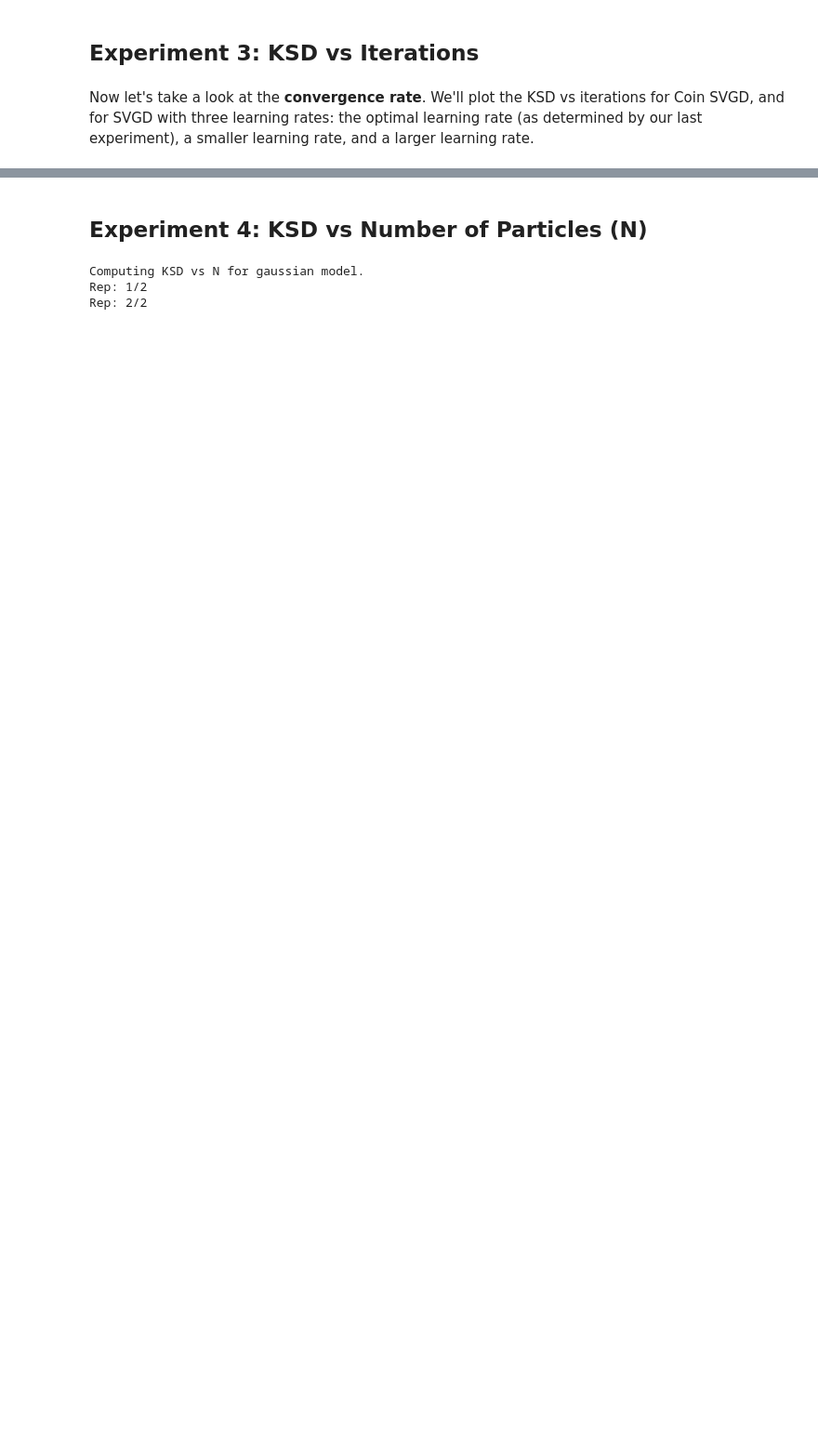
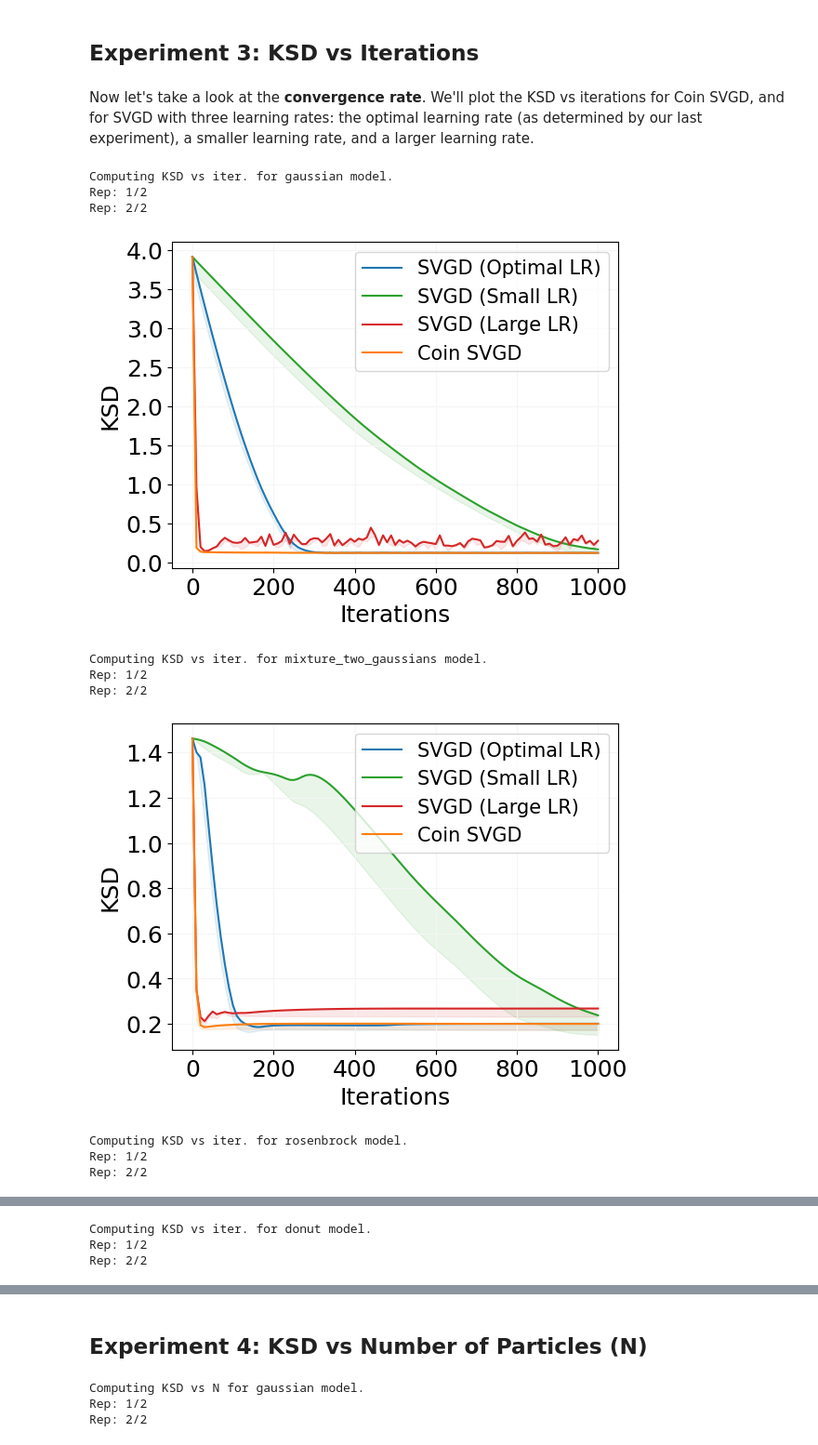
Before and after one commit to louissharrock/Coin-SVGD, a Jupyter notebook: toy_svgd.ipynb, the cells around one changed output, grey strips where cells are left out. Shown at 93% size. Cells and saved outputs as stored; diff of their text form; code cells hidden in the pictures; blank space fills up the shorter version.

```diff
--- a/toy_svgd.ipynb
+++ b/toy_svgd.ipynb
@@ -318,9 +318,9 @@ for i, model in enumerate(models):
         theta0 = np.random.normal(0, 1, [n_particles, 2])
 
         # run coin svgd and svgd
-        theta = CoinSVGD().svgd_update(theta0.copy(), models[i].ln_prob_grad, n_iter=n_iter, stepsize=h_best_svgd)
-        theta_small = CoinSVGD().svgd_update(theta0.copy(), models[i].ln_prob_grad, n_iter=n_iter, stepsize=h_small_svgd)
-        theta_big = CoinSVGD().svgd_update(theta0.copy(), models[i].ln_prob_grad, n_iter=n_iter, stepsize=h_big_svgd)
+        theta = CoinSVGD().svgd_update(theta0.copy(), models[i].ln_prob_grad, n_iter=n_iter, stepsize=h_best_svgd, adagrad=True)
+        theta_small = CoinSVGD().svgd_update(theta0.copy(), models[i].ln_prob_grad, n_iter=n_iter, stepsize=h_small_svgd, adagrad=True)
+        theta_big = CoinSVGD().svgd_update(theta0.copy(), models[i].ln_prob_grad, n_iter=n_iter, stepsize=h_big_svgd, adagrad=True)
         coin_theta = CoinSVGD().coin_update(theta0.copy(), models[i].ln_prob_grad, n_iter=n_iter)
 
         # compute ksd
@@ -342,30 +342,42 @@ for i, model in enumerate(models):
     # compute mean and CIs
     svgd_ksd_vs_t_mean = np.mean(svgd_ksd_vs_t, axis=0)
     svgd_ksd_vs_t_lower, svgd_ksd_vs_t_upper = return_confidence_interval(svgd_ksd_vs_t)
     svgd_ksd_vs_t_mean_small = np.mean(svgd_ksd_vs_t_small, axis=0)
     svgd_ksd_vs_t_lower_small, svgd_ksd_vs_t_upper_small = return_confidence_interval(svgd_ksd_vs_t_small)
     svgd_ksd_vs_t_mean_big = np.mean(svgd_ksd_vs_t_big, axis=0)
     svgd_ksd_vs_t_lower_big, svgd_ksd_vs_t_upper_big = return_confidence_interval(svgd_ksd_vs_t_big)
     coin_svgd_ksd_vs_t_mean = np.mean(coin_svgd_ksd_vs_t, axis=0)
     coin_svgd_ksd_vs_t_lower, coin_svgd_ksd_vs_t_upper = return_confidence_interval(coin_svgd_ksd_vs_t)
 
     # plot results
     plt.plot(ksd_vs_t_iter, svgd_ksd_vs_t_mean, color="C0", label="SVGD (Optimal LR)")
     plt.fill_between(ksd_vs_t_iter, svgd_ksd_vs_t_lower, svgd_ksd_vs_t_upper, color="C0", alpha=0.1)
     plt.plot(ksd_vs_t_iter, svgd_ksd_vs_t_mean_small, color="C2", label="SVGD (Small LR)")
     plt.fill_between(ksd_vs_t_iter, svgd_ksd_vs_t_lower_small, svgd_ksd_vs_t_upper_small, color="C2", alpha=0.1)
     plt.plot(ksd_vs_t_iter, svgd_ksd_vs_t_mean_big, color="C3", label="SVGD (Large LR)")
     plt.fill_between(ksd_vs_t_iter, svgd_ksd_vs_t_lower_big, svgd_ksd_vs_t_upper_big, color="C3", alpha=0.1)
     plt.plot(ksd_vs_t_iter, coin_svgd_ksd_vs_t_mean, color="C1", label="Coin SVGD")
     plt.fill_between(ksd_vs_t_iter, coin_svgd_ksd_vs_t_lower, coin_svgd_ksd_vs_t_upper, color="C1", alpha=0.1)
     plt.grid(visible=True, color="whitesmoke", ls='-')
     plt.legend(prop={'size': 15})
     plt.xlabel("Iterations", fontsize=18)
     plt.ylabel("KSD", fontsize=18)
     plt.legend(prop={'size': 15})
     plt.xticks(fontsize=18)
     plt.yticks(fontsize=18)
     plt.gcf().subplots_adjust(bottom=0.15, left=0.15)
     fname = ksd_v_t_plot_dir + "/" + KSD_vs_t_plot_names[i]
     plt.savefig(fname, format="pdf", bbox_inches="tight")
     plt.show()
+# %% [output]
+Computing KSD vs iter. for gaussian model.
+Rep: 1/2
+Rep: 2/2
+[figure, added]
+Computing KSD vs iter. for mixture_two_gaussians model.
+Rep: 1/2
+Rep: 2/2
+[figure, added]
+Computing KSD vs iter. for rosenbrock model.
+Rep: 1/2
+Rep: 2/2
@@ -371,0 +385,3 @@ for i, model in enumerate(models):
+Computing KSD vs iter. for donut model.
+Rep: 1/2
+Rep: 2/2
```
Also changed, not shown: parts of 5 cells of this notebook, 4 other files.
